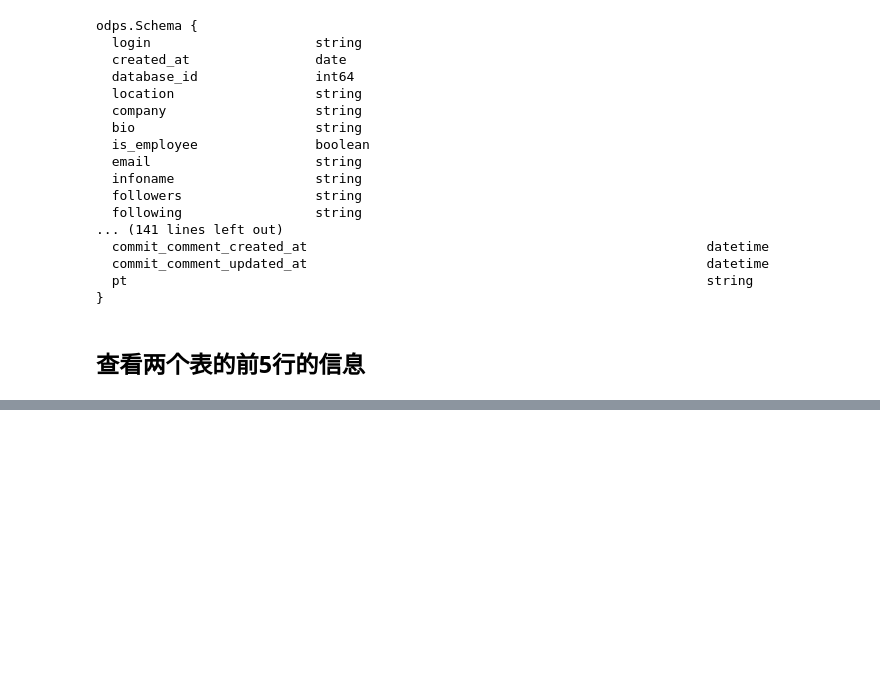
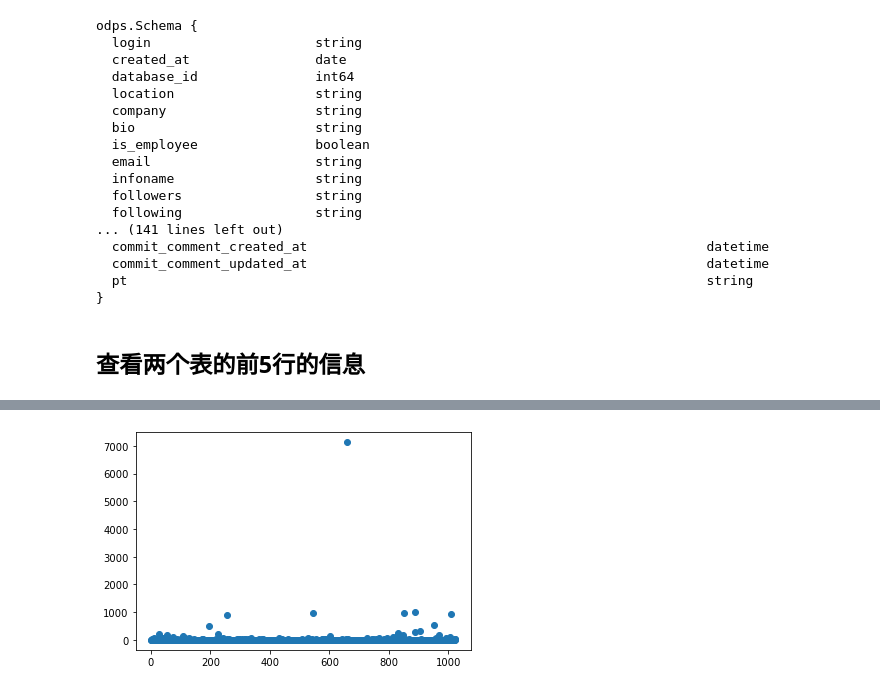
Before and after one commit to pry666/social-computing, a Jupyter notebook: final.ipynb, the cells around one changed output, grey strips where cells are left out. Cells and saved outputs as stored; diff of their text form; code cells hidden in the pictures; blank space fills up the shorter version.

```diff
--- a/final.ipynb
+++ b/final.ipynb
@@ -43,0 +177,5 @@ github_log.head(1)
+# %%
+with o.execute_sql('select distinct push_commits_name,push_commits_message from ods_github_log where pt >= \'20210101\' and pt <= \'20211201\' limit 1000000').open_reader(tunnel = True) as reader:
+    for record in reader:
+        choosebot.append(record[0])
+        choosecm.append(record[1])
@@ -43,0 +275,6 @@ github_log.head(1)
+# %%
+x = [i for i in range(len(countli))]
+plt.scatter(x,countli)
+plt.show()
+# %% [output]
+[figure, added]
```
Also changed, not shown: parts of 56 cells of this notebook.
